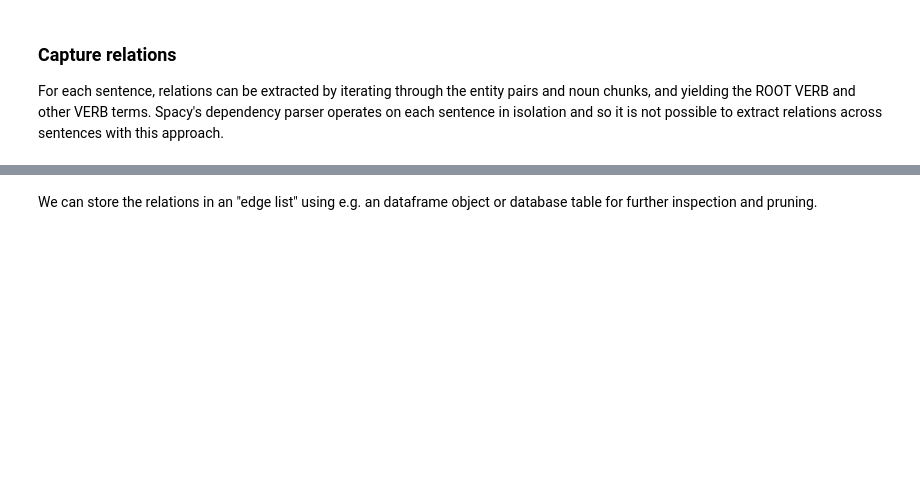
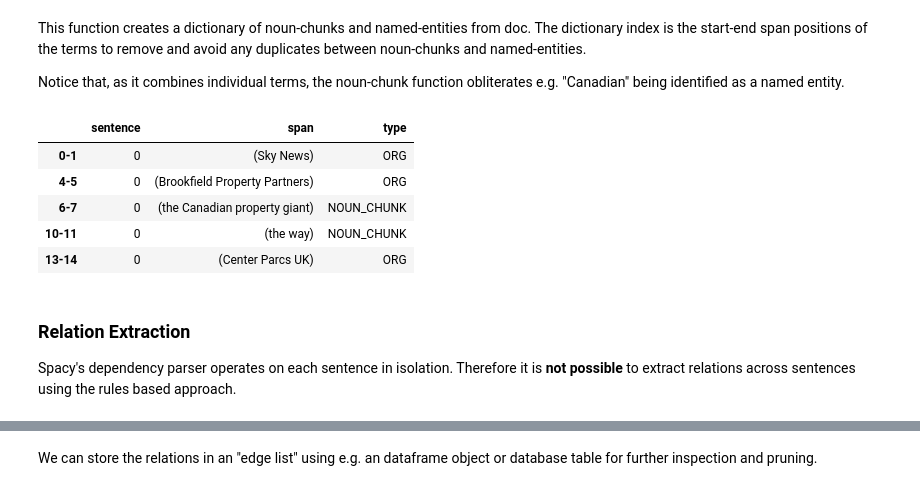
Before and after one commit to bpostance/learn_data_science, a Jupyter notebook: NLP/04_KnowledgeGraph/0.0-relation-extraction-rule-based.ipynb, the cells around one changed output, grey strips where cells are left out. Saved outputs shown, nothing was run; the diff lists cells and outputs as text; code cells hidden in the pictures; blank space fills up the shorter version.

```diff
--- a/NLP/04_KnowledgeGraph/0.0-relation-extraction-rule-based.ipynb
+++ b/NLP/04_KnowledgeGraph/0.0-relation-extraction-rule-based.ipynb
@@ -97,6 +92,6 @@ Using spaCy, we can now iterate over each sentence and identify where this POS p
 # %%
 nouns = ['NNP','NN','NNS']
-verbs = ["VBZ","VB","VBG"]
+verbs = ["VB","VBG"]
 relations = list()
 
 for text in texts:
@@ -107,7 +102,7 @@ for text in texts:
             if a.tag_ in nouns: # find first NOUND
                 chain.append(a)
                 for b in sent[a.i:]: # find ROOT, alternatively VERBS
-                    if (b.dep_ == 'ROOT') and len(chain) == 1:
+                    if (b.dep_ == 'ROOT') or (b.tag_ in verbs) and len(chain) == 1:
                         chain.append(b)
                         for c in sent[b.i:]: # find second NOUN
                             if c.tag_ in nouns and len(chain) == 2:
@@ -116,5 +111,5 @@ for text in texts:
                                 # reset chain and print result
                                 relations.append(chain)
                                 pos_chain = ' '.join([f"{i} ({i.tag_}|{i.dep_})" for i in sent[a.i:c.i+1]])
-                                print(chain,'\n',pos_chain,'\n')
+                                print(chain,'\n',pos_chain,'\n',sent,'\n')
                                 chain = list()
@@ -167,0 +200,4 @@ for chunk in doc.noun_chunks:
+# %% [markdown]
+This function creates a dictionary of noun-chunks and named-entities from doc. The dictionary index is the start-end span positions of the terms to remove and avoid any duplicates between noun-chunks and named-entities.
+
+Notice that, as it combines individual terms, the noun-chunk function obliterates e.g. "Canadian" being identified as a named entity.
@@ -168,4 +216,29 @@ for chunk in doc.noun_chunks:
+# %%
+def get_entities(doc: spacy.tokens.doc.Doc,ent_types: list = None, noun_chunks: bool = True):
+    entities = dict()
+
+    for enum,sent in enumerate(doc.sents):
+
+        if noun_chunks:
+            entities.update({f"{i.start}-{i.end}": {"sentence":enum, "span":i, "type":"NOUN_CHUNK"} for i in sent.noun_chunks})
+
+        if ent_types is None:
+            ent_types = ['ORG','PERSON','GPE','NORP','LOC','PRODUCT']
+        entities.update({f"{i.start}-{i.end}": {"sentence":enum, "span":i, "type":i.label_} for i in sent.ents if i.label_ in ent_types})
+
+    return entities
+# %%
+entities = get_entities(doc)
+
+pd.DataFrame.from_dict(entities,orient='index')[:5]
+# %% [output]
+|  | sentence | span | type |
+| 0-1 | 0 | (Sky News) | ORG |
+| 4-5 | 0 | (Brookfield Property Partners) | ORG |
+| 6-7 | 0 | (the Canadian property giant) | NOUN_CHUNK |
+| 10-11 | 0 | (the way) | NOUN_CHUNK |
+| 13-14 | 0 | (Center Parcs UK) | ORG |
 # %% [markdown]
-### Capture relations
+### Relation Extraction
 
-For each sentence, relations can be extracted by iterating through the entity pairs and noun chunks, and yielding the ROOT VERB and other VERB terms. Spacy's dependency parser operates on each sentence in isolation and so it is not possible to extract relations across sentences with this approach.
+Spacy's dependency parser operates on each sentence in isolation. Therefore it is **not possible** to extract relations across sentences using the rules based approach.
```
Also changed, not shown: parts of 32 cells of this notebook, 2 other files.
